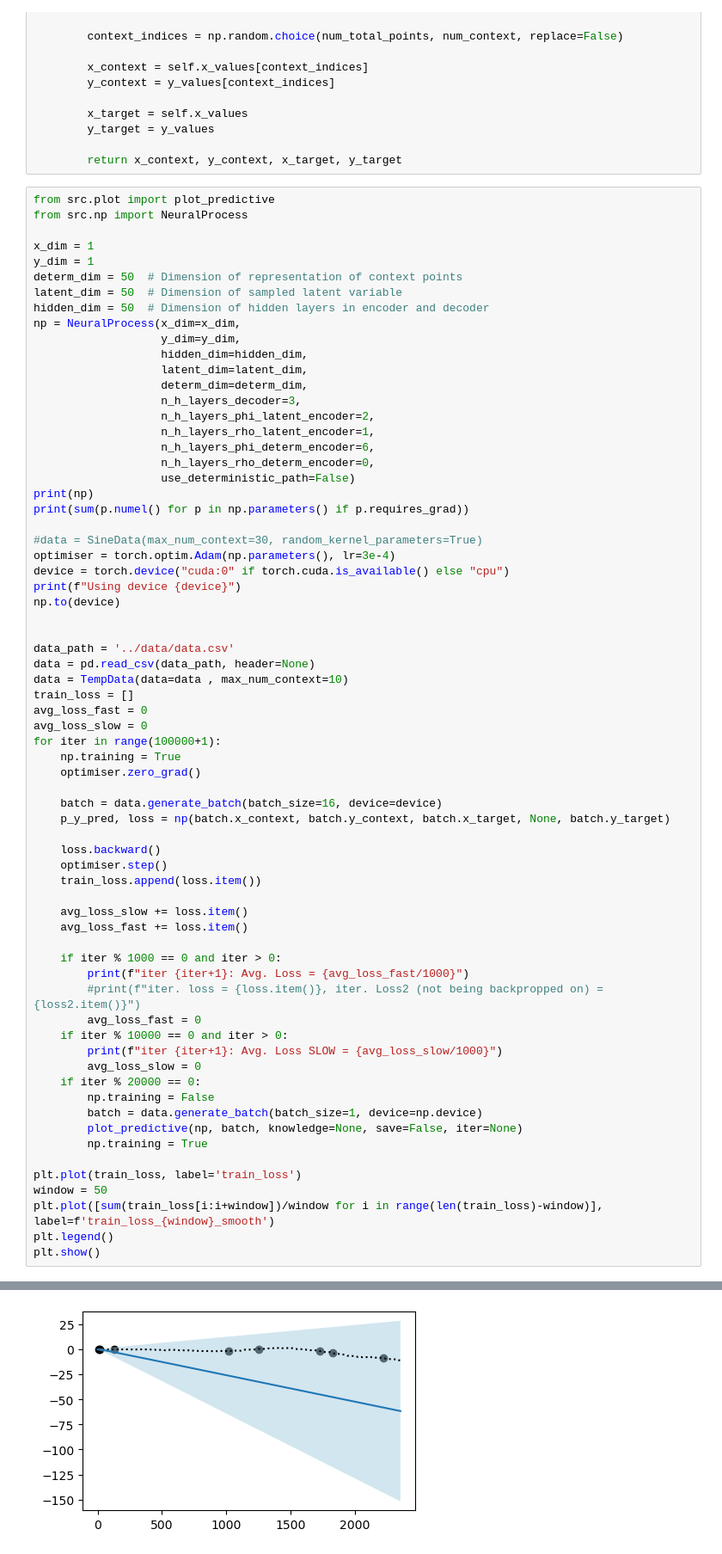
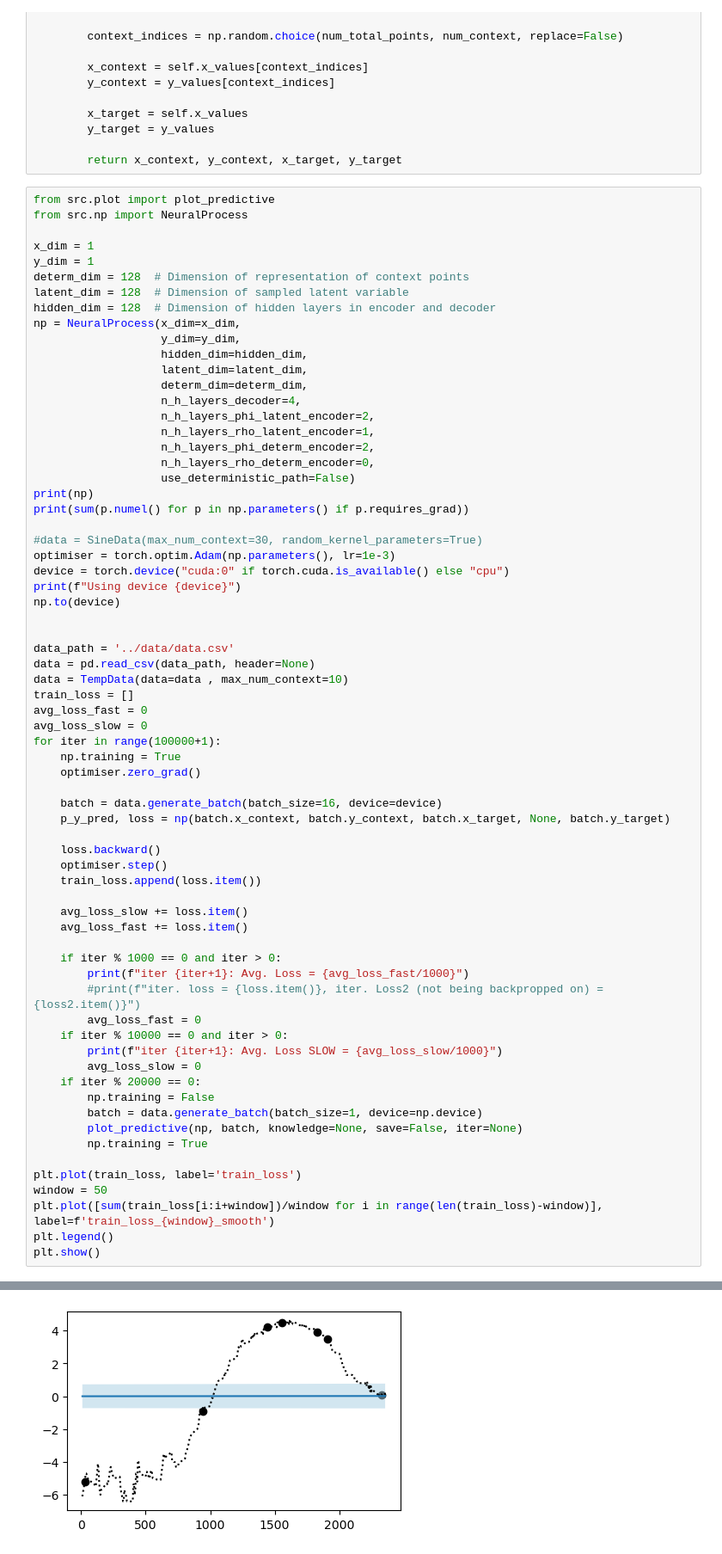
Before and after one commit to will-hd/IML, a Jupyter notebook: notebooks/temperature_experiments.ipynb, the cells around one changed output, grey strips where cells are left out. Shown at 86% size. Drawn from its saved outputs; the diff is of its cells as text.

```diff
--- a/notebooks/temperature_experiments.ipynb
+++ b/notebooks/temperature_experiments.ipynb
@@ -83,25 +99,25 @@ from src.np import NeuralProcess
 
 x_dim = 1
 y_dim = 1
-determ_dim = 50  # Dimension of representation of context points
-latent_dim = 50  # Dimension of sampled latent variable
-hidden_dim = 50  # Dimension of hidden layers in encoder and decoder
+determ_dim = 128  # Dimension of representation of context points
+latent_dim = 128  # Dimension of sampled latent variable
+hidden_dim = 128  # Dimension of hidden layers in encoder and decoder
 np = NeuralProcess(x_dim=x_dim,
                    y_dim=y_dim,
                    hidden_dim=hidden_dim,
                    latent_dim=latent_dim,
                    determ_dim=determ_dim,
-                   n_h_layers_decoder=3,
+                   n_h_layers_decoder=4,
                    n_h_layers_phi_latent_encoder=2,
                    n_h_layers_rho_latent_encoder=1,
-                   n_h_layers_phi_determ_encoder=6,
+                   n_h_layers_phi_determ_encoder=2,
                    n_h_layers_rho_determ_encoder=0,
                    use_deterministic_path=False)
 print(np)
 print(sum(p.numel() for p in np.parameters() if p.requires_grad))
 
 #data = SineData(max_num_context=30, random_kernel_parameters=True)
-optimiser = torch.optim.Adam(np.parameters(), lr=3e-4)
+optimiser = torch.optim.Adam(np.parameters(), lr=1e-3)
 device = torch.device("cuda:0" if torch.cuda.is_available() else "cpu")
 print(f"Using device {device}")
 np.to(device)
@@ -166 +182 @@ Using device cuda:0
-[figure, old version]
+[figure, new version]
```
Also changed, not shown: parts of 2 cells of this notebook, 3 other files.
